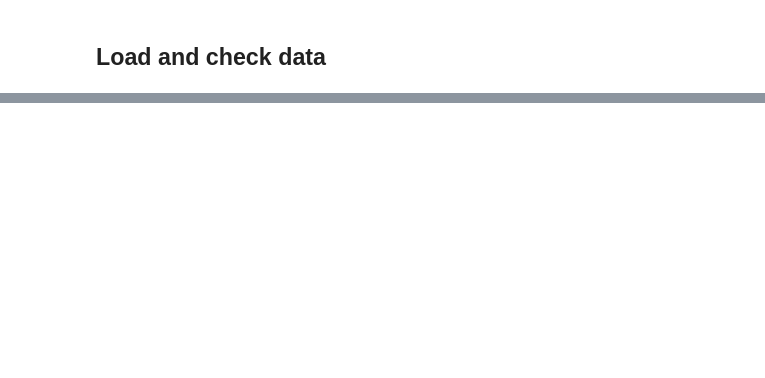
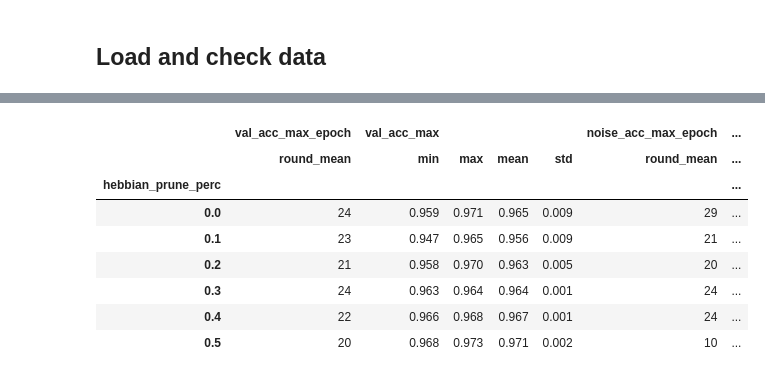
Before and after one commit to numenta/nupic.research, a Jupyter notebook: projects/dynamic_sparse/notebooks/ExperimentAnalysis.ipynb, the cells around one changed output, grey strips where cells are left out. Drawn from its saved outputs; the diff is of its cells as text; code cells hidden in the pictures; blank space fills up the shorter version.

```diff
--- a/projects/dynamic_sparse/notebooks/ExperimentAnalysis.ipynb
+++ b/projects/dynamic_sparse/notebooks/ExperimentAnalysis.ipynb
@@ -39,0 +269,13 @@ df.iloc[0]
+# %%
+no_magnitude = (df['weight_prune_perc'] == 0)
+agg(['hebbian_prune_perc'], (no_magnitude & low_sparsity))
+# %% [output]
+|  | val_acc_max_epoch | val_acc_max |  |  |  | noise_acc_max_epoch | ... |
+|  | round_mean | min | max | mean | std | round_mean | ... |
+| hebbian_prune_perc |  |  |  |  |  |  | ... |
+| 0.0 | 24 | 0.959 | 0.971 | 0.965 | 0.009 | 29 | ... |
+| 0.1 | 23 | 0.947 | 0.965 | 0.956 | 0.009 | 21 | ... |
+| 0.2 | 21 | 0.958 | 0.970 | 0.963 | 0.005 | 20 | ... |
+| 0.3 | 24 | 0.963 | 0.964 | 0.964 | 0.001 | 24 | ... |
+| 0.4 | 22 | 0.966 | 0.968 | 0.967 | 0.001 | 24 | ... |
+| 0.5 | 20 | 0.968 | 0.973 | 0.971 | 0.002 | 10 | ... |
```
Also changed, not shown: parts of 45 cells of this notebook, 1 other file.
